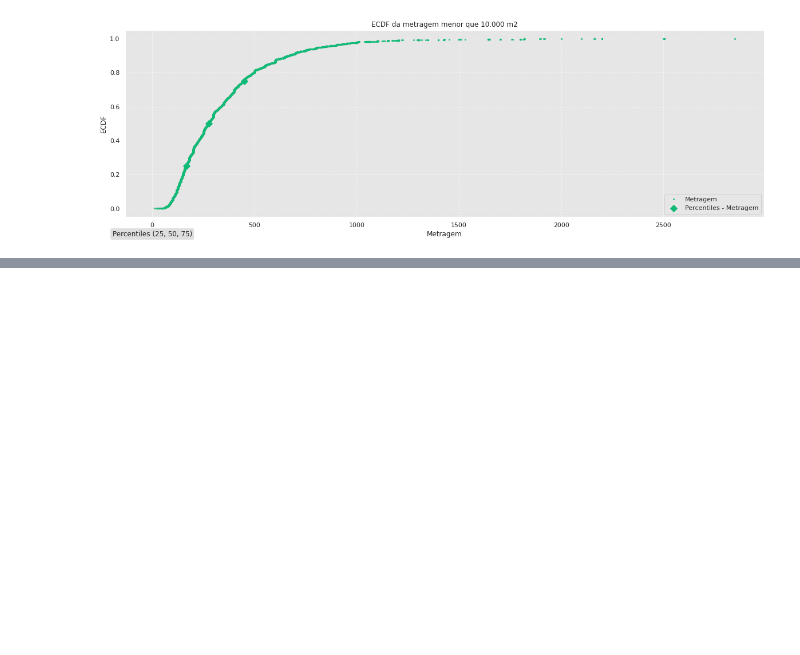
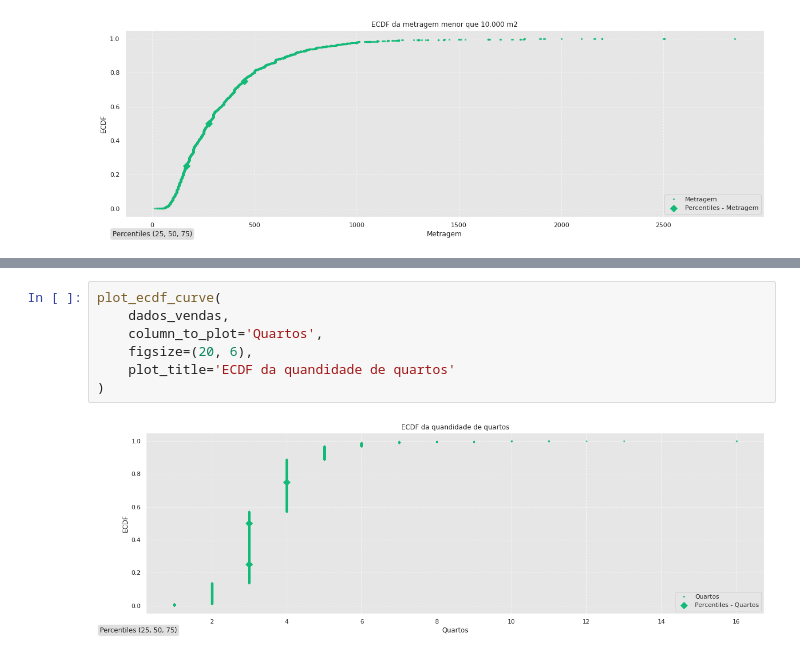
Before and after one commit to esaheki/imersao_dados_alura, a Jupyter notebook: Imersao_dados_4_aula02.ipynb, the cells around one changed output, grey strips where cells are left out. Cells and saved outputs as stored; diff of their text form; blank space fills up the shorter version.

```diff
--- a/Imersao_dados_4_aula02.ipynb
+++ b/Imersao_dados_4_aula02.ipynb
@@ -388,0 +398,9 @@ plot_ecdf_curve(
+# %%
+plot_ecdf_curve(
+    dados_vendas,
+    column_to_plot='Quartos',
+    figsize=(20, 6),
+    plot_title='ECDF da quandidade de quartos'
+)
+# %% [output]
+[figure, added]
```
Also changed, not shown: parts of 2 cells of this notebook.
